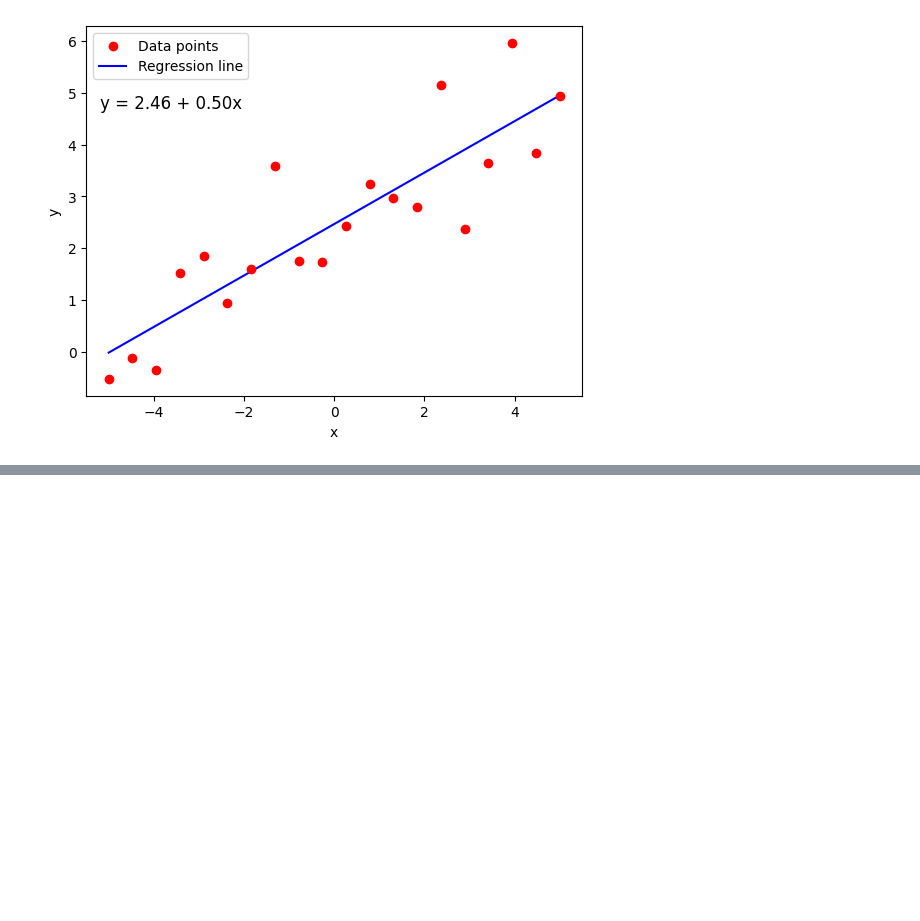
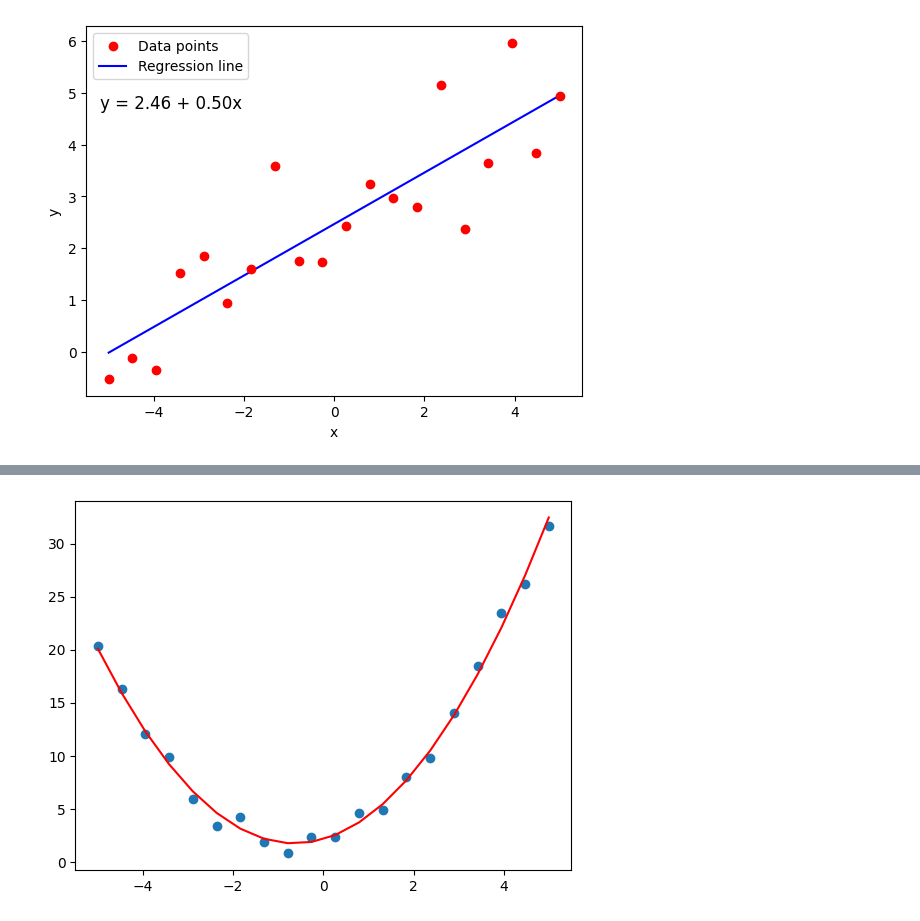
Before and after one commit to anakin-1181/machine-learning-notebook, a Jupyter notebook: linear_regression.ipynb, the cells around one changed output, grey strips where cells are left out. Cells and saved outputs as stored; diff of their text form; code cells hidden in the pictures; blank space fills up the shorter version.

```diff
--- a/Learning/linear_regression.ipynb
+++ b/linear_regression.ipynb
@@ -117,0 +187,29 @@ plt.show()
+# %%
+import numpy as np
+from numpy import array
+from numpy import matmul
+from numpy.linalg import inv
+from numpy.random import rand
+from matplotlib import pyplot
+
+# generate data on a line perturbed with some noise
+noise_margin = 3
+w = 2*rand(3,1)  # w[0] is random constant term (offset from origin), w[1] is random linear term, w[2] is random quadratic term
+x = np.linspace(-5,5,20)
+y = w[0] + w[1]*x + w[2]*x**2 + noise_margin*rand(len(x))
+
+# create the design matrix: the x data, and add a column of ones for the constant term
+X = np.column_stack( [np.ones([len(x), 1]), x.reshape(-1, 1), (x**2).reshape(-1, 1)] )
+
+# These are the normal equations in matrix form: w = (X^T X)^-1 X^T y
+w_est = matmul(inv(matmul(X.transpose(),X)),X.transpose()).dot(y)
+
+# evaluate the x values in the fitted model to get estimated y values
+y_est = w_est[0] + w_est[1]*x + w_est[2]*x**2
+
+# visualize the fitted model
+pyplot.scatter(x, y)
+pyplot.plot(x, y_est, color='red')
+pyplot.show()
+# %% [output]
+[figure, added]
```
Also changed, not shown: parts of 3 cells of this notebook, 25 other files.
